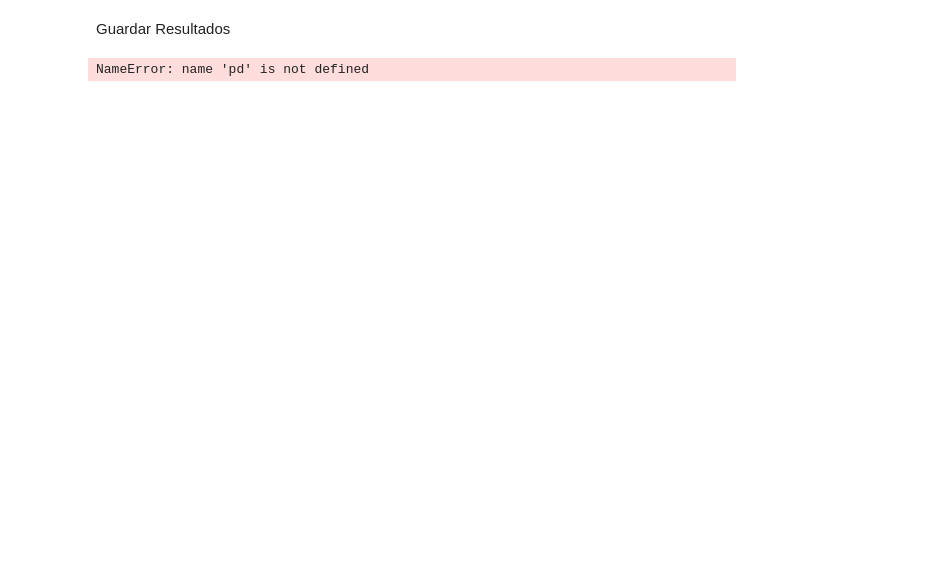
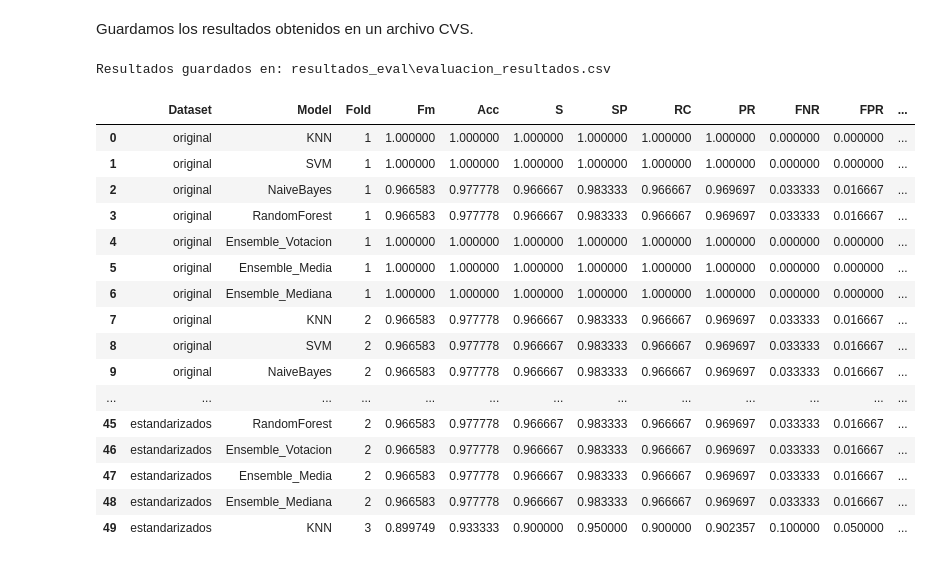
Before and after one commit to Javierub32/3-Carrera-Software, a Jupyter notebook: Aprendizaje Automatico/Practicas/PR03/eval.ipynb, the cells around one changed output. Drawn from its saved outputs; the diff is of its cells as text; code cells hidden in the pictures; blank space fills up the shorter version.

```diff
--- a/Aprendizaje Automatico/Practicas/PR03/eval.ipynb
+++ b/Aprendizaje Automatico/Practicas/PR03/eval.ipynb
@@ -107,16 +107,16 @@ for dataset in datasets_names:
     print(f"\nProcesando Dataset: {dataset}")
 
     for fold in range(1, n_splits + 1):
-        # 1. Cargar datos de Test del Fold actual
+        # Cargamos los datos de Test del Fold actual
         fold_path = os.path.join(output_dir, dataset, f'fold_{fold}')
         X_test = pd.read_csv(os.path.join(fold_path, 'X_test.csv'))
         y_test = pd.read_csv(os.path.join(fold_path, 'y_test.csv')).values.ravel()
 
         # Diccionarios para guardar predicciones de modelos individuales para usarlos en el Ensemble
-        fold_predictions_classes = {} # Para Votación
-        fold_predictions_probas = {}  # Para Media y Mediana
+        fold_predictions_classes = {}
+        fold_predictions_probas = {}
 
-        # --- MODELOS INDIVIDUALES ---
+        # Iteramos sobre cada modelo para hacer las predicciones
         for model_name in model_names:
             # Cargar modelo
             model_file = os.path.join(models_dir, dataset, model_name, f'fold_{fold}.pkl')
@@ -140,46 +140,44 @@ for dataset in datasets_names:
             metrics['Model'] = model_name
             all_results.append(metrics)
 
-        # --- ENSEMBLES ---
+        # Calculamos los Ensembles
+
         # 1. Ensemble Votación (Moda de las clases predichas)
-        # Convertimos el dict a un array: (n_samples, n_models)
         preds_stack = np.column_stack([fold_predictions_classes[m] for m in model_names])
         # Calculamos la moda por filas
         y_pred_vote, _ = stats.mode(preds_stack, axis=1)
         y_pred_vote = y_pred_vote.ravel()
 
         # Para probabilidades de votación, una aproximación es promediar las probas de los modelos
-        # (necesario para calcular AUC del ensemble Votación de forma justa, o usar promedios)
         probas_stack = np.array([fold_predictions_probas[m] for m in model_names])
         y_proba_vote = np.mean(probas_stack, axis=0)
 
         metrics_vote = calcular_metricas_manuales(y_test, y_pred_vote, y_proba_vote)
         metrics_vote['Dataset'] = dataset
         metrics_vote['Fold'] = fold
-        metrics_vote['Model'] = 'Ensemble_Voting'
+        metrics_vote['Model'] = 'Ensemble_Votacion'
         all_results.append(metrics_vote)
 
-        # 2. Ensemble Media (Promedio de probabilidades -> Argmax)
-        # probas_stack shape: (n_models, n_samples, n_classes)
+
+        # 2. Ensemble Media
         y_proba_mean = np.mean(probas_stack, axis=0) # Promedio a través de modelos
         y_pred_mean = np.argmax(y_proba_mean, axis=1)
 
         metrics_mean = calcular_metricas_manuales(y_test, y_pred_mean, y_proba_mean)
         metrics_mean['Dataset'] = dataset
         metrics_mean['Fold'] = fold
-        metrics_mean['Model'] = 'Ensemble_Mean'
+        metrics_mean['Model'] = 'Ensemble_Media'
         all_results.append(metrics_mean)
 
-        # 3. Ensemble Mediana (Mediana de probabilidades -> Argmax)
+
+        # 3. Ensemble Mediana
         y_proba_median = np.median(probas_stack, axis=0) # Mediana a través de modelos
-        # Normalizar para que sumen 1 (opcional pero recomendado para AUC)
-        y_proba_median = y_proba_median / y_proba_median.sum(axis=1, keepdims=True)
         y_pred_median = np.argmax(y_proba_median, axis=1)
 
         metrics_median = calcular_metricas_manuales(y_test, y_pred_median, y_proba_median)
         metrics_median['Dataset'] = dataset
         metrics_median['Fold'] = fold
-        metrics_median['Model'] = 'Ensemble_Median'
+        metrics_median['Model'] = 'Ensemble_Mediana'
         all_results.append(metrics_median)
 
 print("\nEvaluación completada.")
@@ -186,20 +202,37 @@ print("\nEvaluación completada.")
 # %% [markdown]
-Guardar Resultados
+Guardamos los resultados obtenidos en un archivo CVS.
 # %%
-# Convertir lista de diccionarios a DataFrame
+# Convertimos lista de diccionarios a DataFrame
 df_results = pd.DataFrame(all_results)
 
-# Reordenar columnas para legibilidad
-cols = ['Dataset', 'Model', 'Fold', 'Fm', 'Acc', 'S', 'SP', 'RC', 'PR', 'FNR', 'FPR', 'AUC', 'Global_Acc']
+# Reordenamos las columnas para que sea más legible
+cols = ['Dataset', 'Model', 'Fold', 'Fm', 'Acc', 'S', 'SP', 'RC', 'PR', 'FNR', 'FPR','spatial_acc', 'AUC']
 df_results = df_results[cols]
 
-# Guardar en CSV
+# Guardamos en CSV
 csv_path = os.path.join(results_dir, 'evaluacion_resultados.csv')
 df_results.to_csv(csv_path, index=False)
 
 print(f"Resultados guardados en: {csv_path}")
 
-# Mostrar una muestra
-df_results.head()
+# Mostrar una muestra de los resultados
+df_results.head(50)
 # %% [output]
-NameError: name 'pd' is not defined
+Resultados guardados en: resultados_eval\evaluacion_resultados.csv
+|  | Dataset | Model | Fold | Fm | Acc | S | SP | RC | PR | FNR | FPR | ... |
+| 0 | original | KNN | 1 | 1.000000 | 1.000000 | 1.000000 | 1.000000 | 1.000000 | 1.000000 | 0.000000 | 0.000000 | ... |
+| 1 | original | SVM | 1 | 1.000000 | 1.000000 | 1.000000 | 1.000000 | 1.000000 | 1.000000 | 0.000000 | 0.000000 | ... |
+| 2 | original | NaiveBayes | 1 | 0.966583 | 0.977778 | 0.966667 | 0.983333 | 0.966667 | 0.969697 | 0.033333 | 0.016667 | ... |
+| 3 | original | RandomForest | 1 | 0.966583 | 0.977778 | 0.966667 | 0.983333 | 0.966667 | 0.969697 | 0.033333 | 0.016667 | ... |
+| 4 | original | Ensemble_Votacion | 1 | 1.000000 | 1.000000 | 1.000000 | 1.000000 | 1.000000 | 1.000000 | 0.000000 | 0.000000 | ... |
+| 5 | original | Ensemble_Media | 1 | 1.000000 | 1.000000 | 1.000000 | 1.000000 | 1.000000 | 1.000000 | 0.000000 | 0.000000 | ... |
+| 6 | original | Ensemble_Mediana | 1 | 1.000000 | 1.000000 | 1.000000 | 1.000000 | 1.000000 | 1.000000 | 0.000000 | 0.000000 | ... |
+| 7 | original | KNN | 2 | 0.966583 | 0.977778 | 0.966667 | 0.983333 | 0.966667 | 0.969697 | 0.033333 | 0.016667 | ... |
+| 8 | original | SVM | 2 | 0.966583 | 0.977778 | 0.966667 | 0.983333 | 0.966667 | 0.969697 | 0.033333 | 0.016667 | ... |
+| 9 | original | NaiveBayes | 2 | 0.966583 | 0.977778 | 0.966667 | 0.983333 | 0.966667 | 0.969697 | 0.033333 | 0.016667 | ... |
+| ... | ... | ... | ... | ... | ... | ... | ... | ... | ... | ... | ... | ... |
+| 45 | estandarizados | RandomForest | 2 | 0.966583 | 0.977778 | 0.966667 | 0.983333 | 0.966667 | 0.969697 | 0.033333 | 0.016667 | ... |
+| 46 | estandarizados | Ensemble_Votacion | 2 | 0.966583 | 0.977778 | 0.966667 | 0.983333 | 0.966667 | 0.969697 | 0.033333 | 0.016667 | ... |
+| 47 | estandarizados | Ensemble_Media | 2 | 0.966583 | 0.977778 | 0.966667 | 0.983333 | 0.966667 | 0.969697 | 0.033333 | 0.016667 | ... |
+| 48 | estandarizados | Ensemble_Mediana | 2 | 0.966583 | 0.977778 | 0.966667 | 0.983333 | 0.966667 | 0.969697 | 0.033333 | 0.016667 | ... |
+| 49 | estandarizados | KNN | 3 | 0.899749 | 0.933333 | 0.900000 | 0.950000 | 0.900000 | 0.902357 | 0.100000 | 0.050000 | ... |
```
Also changed, not shown: parts of 6 cells of this notebook, 17 other files.
